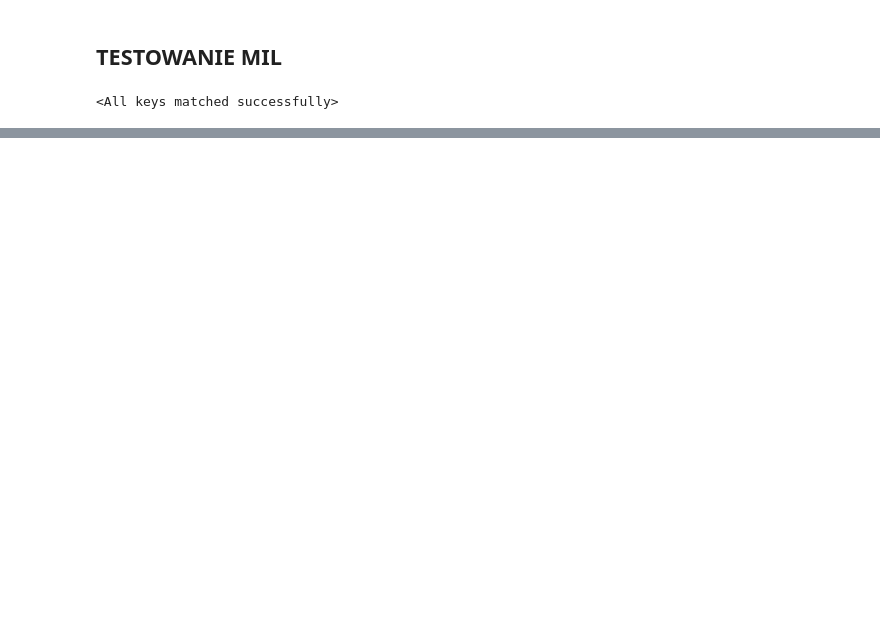
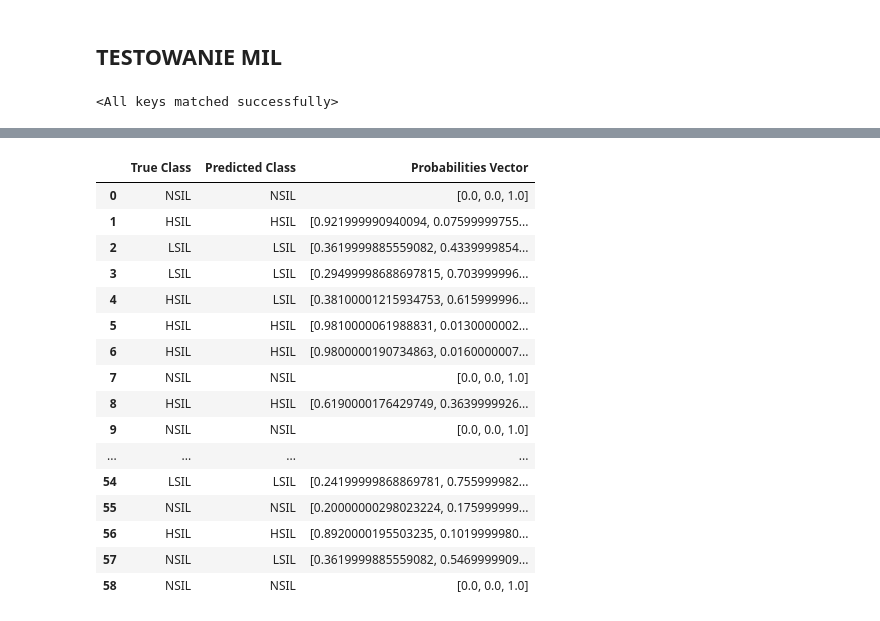
Before and after one commit to aleksandra0014/system-analizy-cytologicznej, a Jupyter notebook: test_mean-vector.ipynb, the cells around one changed output, grey strips where cells are left out. Cells and saved outputs as stored; diff of their text form; code cells hidden in the pictures; blank space fills up the shorter version.

```diff
--- a/test_mean-vector.ipynb
+++ b/test_mean-vector.ipynb
@@ -390,8 +343,8 @@ image 1/1 C:\Users\aleks\OneDrive\Documents\inzynierka\data\LBC_dataset2\train\H
 import pandas as pd
 from sklearn.model_selection import train_test_split
 
-df_train = pd.read_csv('DANE_Z_GROUP.csv')
-df_test  = pd.read_csv('DANE_Z_GROUP_test.csv')
+df_train = pd.read_csv('wyniki_excel/DANE_Z_GROUP.csv')
+df_test  = pd.read_csv('wyniki_excel/DANE_Z_GROUP_test.csv')
 
 df_all = pd.concat([df_train, df_test], ignore_index=True)
 
@@ -1320,0 +1010,20 @@ plt.show()
+# %%
+get_mil_test_results(model, test_df, slide_probs_col='slides', label_col='labels')
+# %% [output]
+|  | True Class | Predicted Class | Probabilities Vector |
+| 0 | NSIL | NSIL | [0.0, 0.0, 1.0] |
+| 1 | HSIL | HSIL | [0.921999990940094, 0.07599999755... |
+| 2 | LSIL | LSIL | [0.3619999885559082, 0.4339999854... |
+| 3 | LSIL | LSIL | [0.29499998688697815, 0.703999996... |
+| 4 | HSIL | LSIL | [0.38100001215934753, 0.615999996... |
+| 5 | HSIL | HSIL | [0.9810000061988831, 0.0130000002... |
+| 6 | HSIL | HSIL | [0.9800000190734863, 0.0160000007... |
+| 7 | NSIL | NSIL | [0.0, 0.0, 1.0] |
+| 8 | HSIL | HSIL | [0.6190000176429749, 0.3639999926... |
+| 9 | NSIL | NSIL | [0.0, 0.0, 1.0] |
+| ... | ... | ... | ... |
+| 54 | LSIL | LSIL | [0.24199999868869781, 0.755999982... |
+| 55 | NSIL | NSIL | [0.20000000298023224, 0.175999999... |
+| 56 | HSIL | HSIL | [0.8920000195503235, 0.1019999980... |
+| 57 | NSIL | LSIL | [0.3619999885559082, 0.5469999909... |
+| 58 | NSIL | NSIL | [0.0, 0.0, 1.0] |
```
Also changed, not shown: parts of 28 cells of this notebook, 17 other files.
